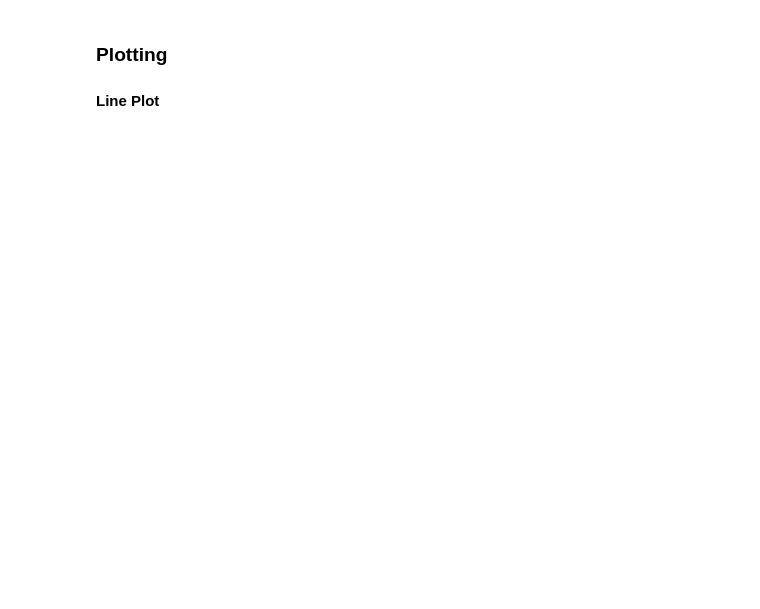
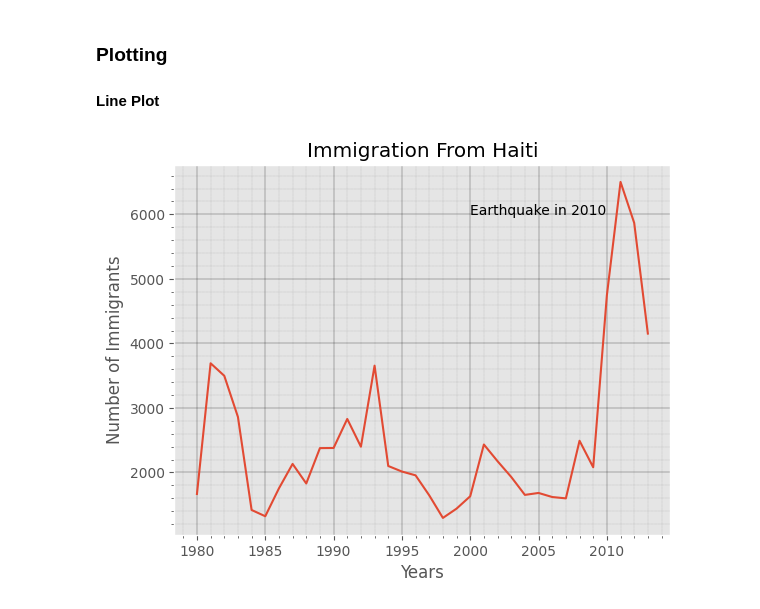
Before and after one commit to BradfordMutemi/datavisualization, a Jupyter notebook: datavisualization.ipynb, the cells around one changed output. Drawn from its saved outputs; the diff is of its cells as text; code cells hidden in the pictures; blank space fills up the shorter version.

```diff
--- a/datavisualization.ipynb
+++ b/datavisualization.ipynb
@@ -59,3 +73,30 @@ df_can.head()
 # %% [markdown]
 ### Plotting
 #### Line Plot
+# %%
+# Plot of Haiti Immigrants
+
+# Declare years variable to use when plotting
+years = list(map(str, (range(1980,2014))))
+
+# Choose Haiti Series to plot
+Haiti = df_can.loc['Haiti', years]
+
+# Convert Index to Integers
+Haiti.index = Haiti.index.map(int)
+
+# Plotting the data
+Haiti.plot(kind='line')
+plt.title('Immigration From Haiti')
+plt.ylabel('Number of Immigrants')
+plt.xlabel('Years')
+plt.text(2000,6000, 'Earthquake in 2010')
+
+# Putting grid lines for easier selection of data point
+plt.minorticks_on()
+plt.grid(which='major', linestyle='-', linewidth='.2', color='black')
+plt.grid(which='minor', linestyle=':', linewidth='.1', color='black')
+
+plt.show()
+# %% [output]
+[figure, added]
```
Also changed, not shown: parts of 20 cells of this notebook.
